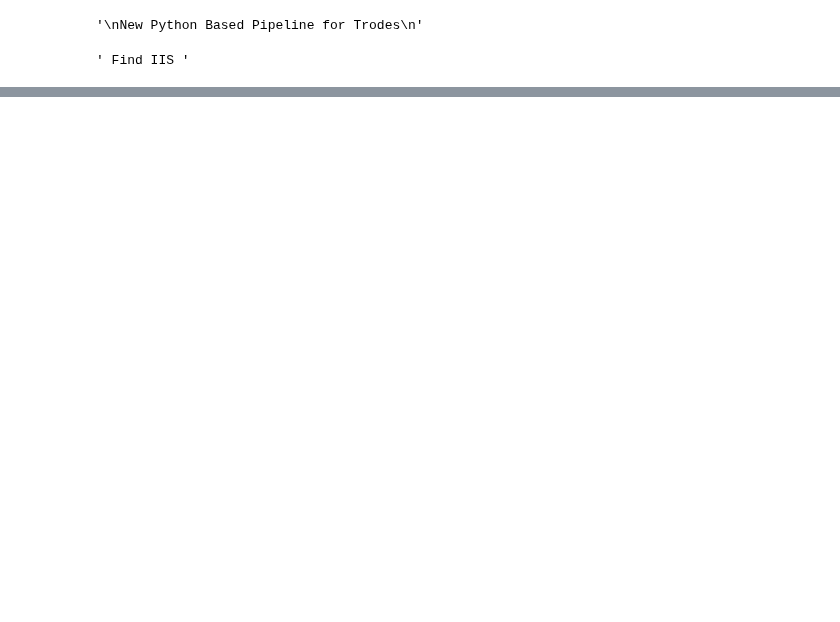
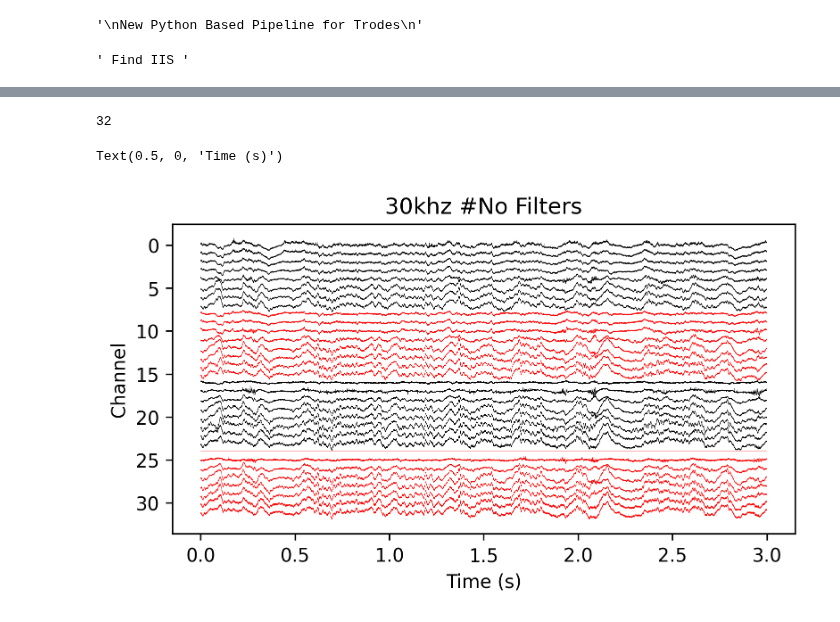
Before and after one commit to dtabuena/Workshop, a Jupyter notebook: Py_trodes/PyTrodes_Pipeline.ipynb, the cells around one changed output, grey strips where cells are left out. Cells and saved outputs as stored; diff of their text form; code cells hidden in the pictures; blank space fills up the shorter version.

```diff
--- a/Py_trodes/PyTrodes_Pipeline.ipynb
+++ b/Py_trodes/PyTrodes_Pipeline.ipynb
@@ -59,0 +59,28 @@ Read Nparray and do math
+# %%
+mmap_array.shape[1]
+# %% [output]
+32
+# %%
+SR = 30000
+x = np.random.randint(0,mmap_array.shape[0])
+t_wind  = [x,x+3*SR]
+t_ind = np.arange(t_wind[0],t_wind[1])
+
+from matplotlib import pyplot as plt
+v_samp = mmap_array[t_ind,:]
+v_samp = v_samp / np.max(np.abs(v_samp),axis=0) *.75
+ch = np.arange(0,32)+1
+v_samp = (v_samp.transpose()-v_samp[:,24]).transpose()
+
+colors = ['k']*8 + ['r']*8 + ['k']*8 + ['r']*8
+
+fig,ax = plt.subplots(figsize=(6,3),dpi=300)
+for ch in np.arange(v_samp.shape[1]):
+    _ = ax.plot((t_ind-t_ind[0])/SR,v_samp[:,ch]+ch,linewidth=.1,color = colors[ch])
+ax.invert_yaxis()
+ax.set_title('30khz #No Filters')
+ax.set_ylabel('Channel')
+ax.set_xlabel('Time (s)')
+# %% [output]
+Text(0.5, 0, 'Time (s)')
+[figure, added]
```
Also changed, not shown: parts of 4 cells of this notebook.
